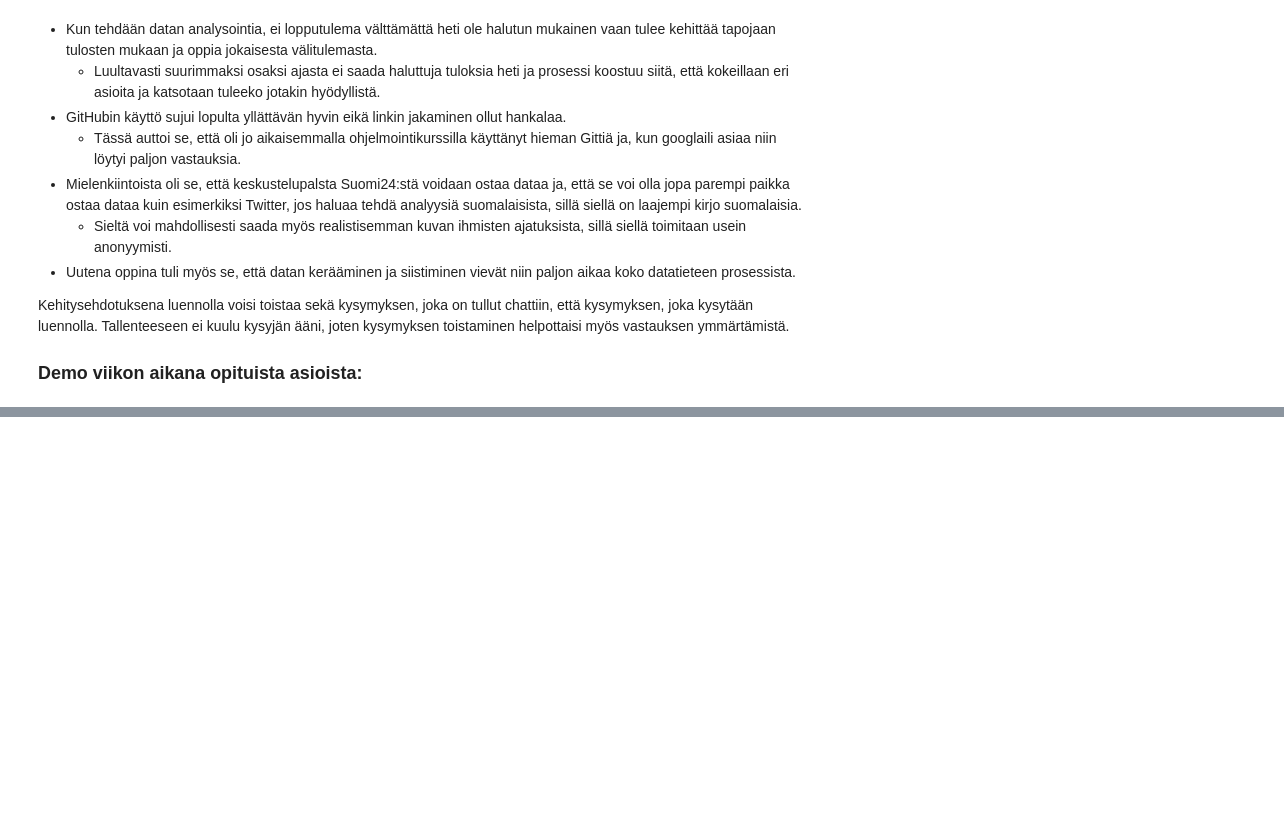
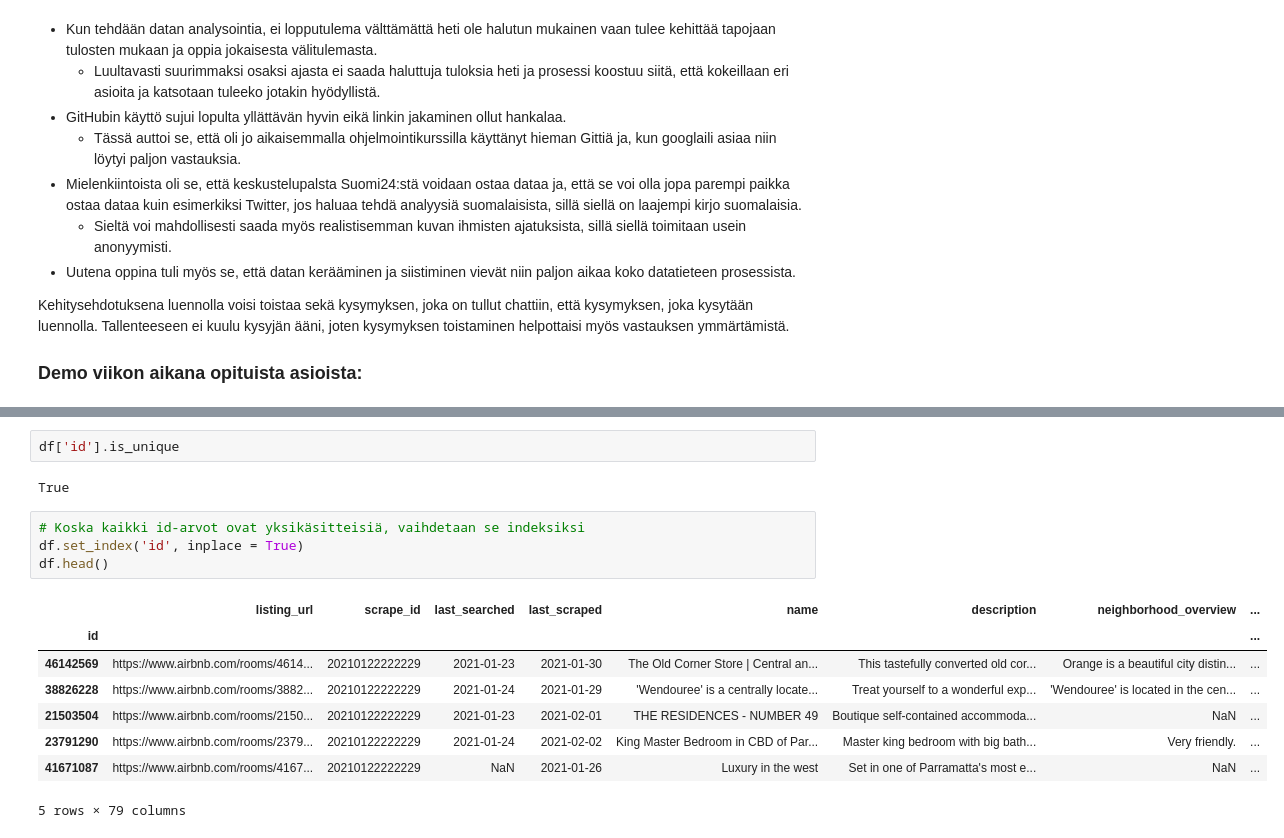
Before and after one commit to MattilaLaura/Johdanto_datatieteeseen, a Jupyter notebook: Joda.ipynb, the cells around one changed output, grey strips where cells are left out. Saved outputs shown, nothing was run; the diff lists cells and outputs as text; blank space fills up the shorter version.

```diff
--- a/Joda.ipynb
+++ b/Joda.ipynb
@@ -70,0 +86,17 @@ Kehitysehdotuksena luennolla voisi toistaa sekä kysymyksen, joka on tullut chat
+# %%
+df['id'].is_unique
+# %% [output]
+True
+# %%
+# Koska kaikki id-arvot ovat yksikäsitteisiä, vaihdetaan se indeksiksi
+df.set_index('id', inplace = True)
+df.head()
+# %% [output]
+|  | listing_url | scrape_id | last_searched | last_scraped | name | description | neighborhood_overview | ... |
+| id |  |  |  |  |  |  |  | ... |
+| 46142569 | https://www.airbnb.com/rooms/4614... | 20210122222229 | 2021-01-23 | 2021-01-30 | The Old Corner Store | Central an... | This tastefully converted old cor... | Orange is a beautiful city distin... | ... |
+| 38826228 | https://www.airbnb.com/rooms/3882... | 20210122222229 | 2021-01-24 | 2021-01-29 | 'Wendouree' is a centrally locate... | Treat yourself to a wonderful exp... | 'Wendouree' is located in the cen... | ... |
+| 21503504 | https://www.airbnb.com/rooms/2150... | 20210122222229 | 2021-01-23 | 2021-02-01 | THE RESIDENCES - NUMBER 49 | Boutique self-contained accommoda... | NaN | ... |
+| 23791290 | https://www.airbnb.com/rooms/2379... | 20210122222229 | 2021-01-24 | 2021-02-02 | King Master Bedroom in CBD of Par... | Master king bedroom with big bath... | Very friendly. | ... |
+| 41671087 | https://www.airbnb.com/rooms/4167... | 20210122222229 | NaN | 2021-01-26 | Luxury in the west | Set in one of Parramatta's most e... | NaN | ... |
+5 rows × 79 columns
```
Also changed, not shown: parts of 11 cells of this notebook.
